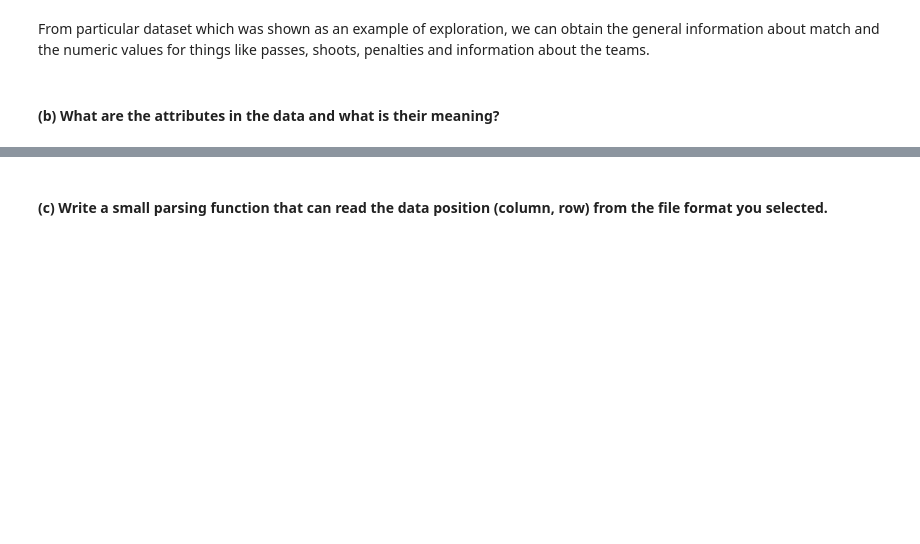
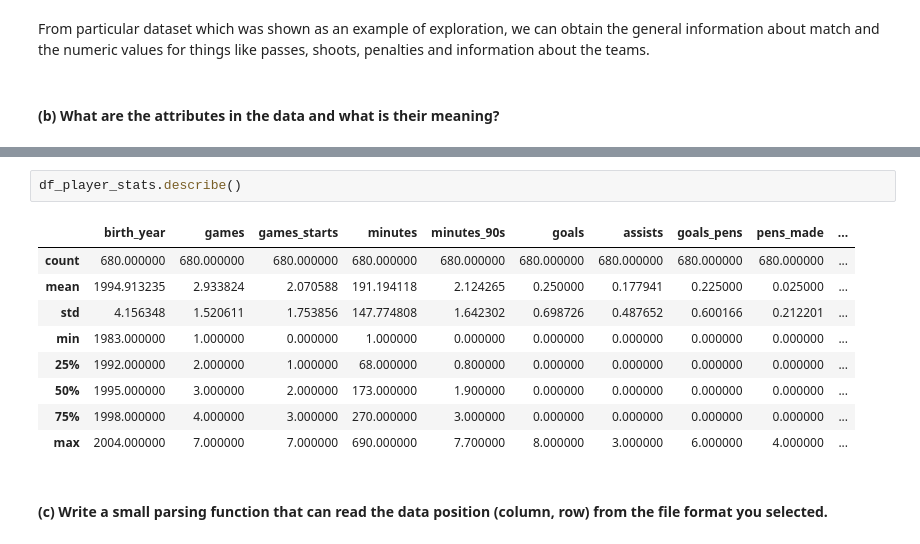
Before and after one commit to AlexRaudvee/Visualization, a Jupyter notebook: jbi100_app/Data_exploration.ipynb, the cells around one changed output, grey strips where cells are left out. Saved outputs shown, nothing was run; the diff lists cells and outputs as text; blank space fills up the shorter version.

```diff
--- a/jbi100_app/Data_exploration.ipynb
+++ b/jbi100_app/Data_exploration.ipynb
@@ -259,3 +315,15 @@ in our data set that I choosed, we have:
+# %%
+df_player_stats.describe()
+# %% [output]
+|  | birth_year | games | games_starts | minutes | minutes_90s | goals | assists | goals_pens | pens_made | ... |
+| count | 680.000000 | 680.000000 | 680.000000 | 680.000000 | 680.000000 | 680.000000 | 680.000000 | 680.000000 | 680.000000 | ... |
+| mean | 1994.913235 | 2.933824 | 2.070588 | 191.194118 | 2.124265 | 0.250000 | 0.177941 | 0.225000 | 0.025000 | ... |
+| std | 4.156348 | 1.520611 | 1.753856 | 147.774808 | 1.642302 | 0.698726 | 0.487652 | 0.600166 | 0.212201 | ... |
+| min | 1983.000000 | 1.000000 | 0.000000 | 1.000000 | 0.000000 | 0.000000 | 0.000000 | 0.000000 | 0.000000 | ... |
+| 25% | 1992.000000 | 2.000000 | 1.000000 | 68.000000 | 0.800000 | 0.000000 | 0.000000 | 0.000000 | 0.000000 | ... |
+| 50% | 1995.000000 | 3.000000 | 2.000000 | 173.000000 | 1.900000 | 0.000000 | 0.000000 | 0.000000 | 0.000000 | ... |
+| 75% | 1998.000000 | 4.000000 | 3.000000 | 270.000000 | 3.000000 | 0.000000 | 0.000000 | 0.000000 | 0.000000 | ... |
+| max | 2004.000000 | 7.000000 | 7.000000 | 690.000000 | 7.700000 | 8.000000 | 3.000000 | 6.000000 | 4.000000 | ... |
 # %% [markdown]
 #### (c) Write a small parsing function that can read the data position (column, row)  from the file format you selected.
 # %%
```
Also changed, not shown: parts of 4 cells of this notebook.
